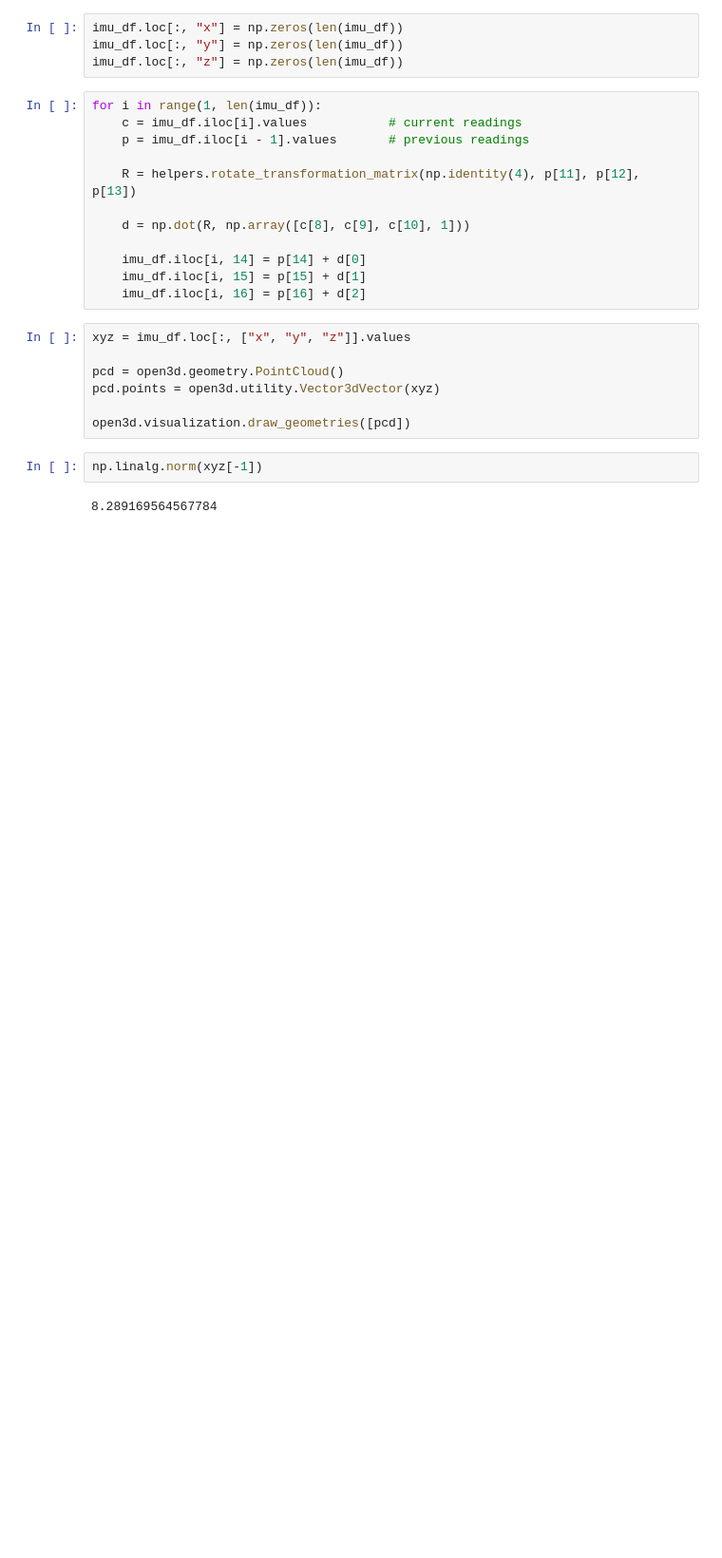
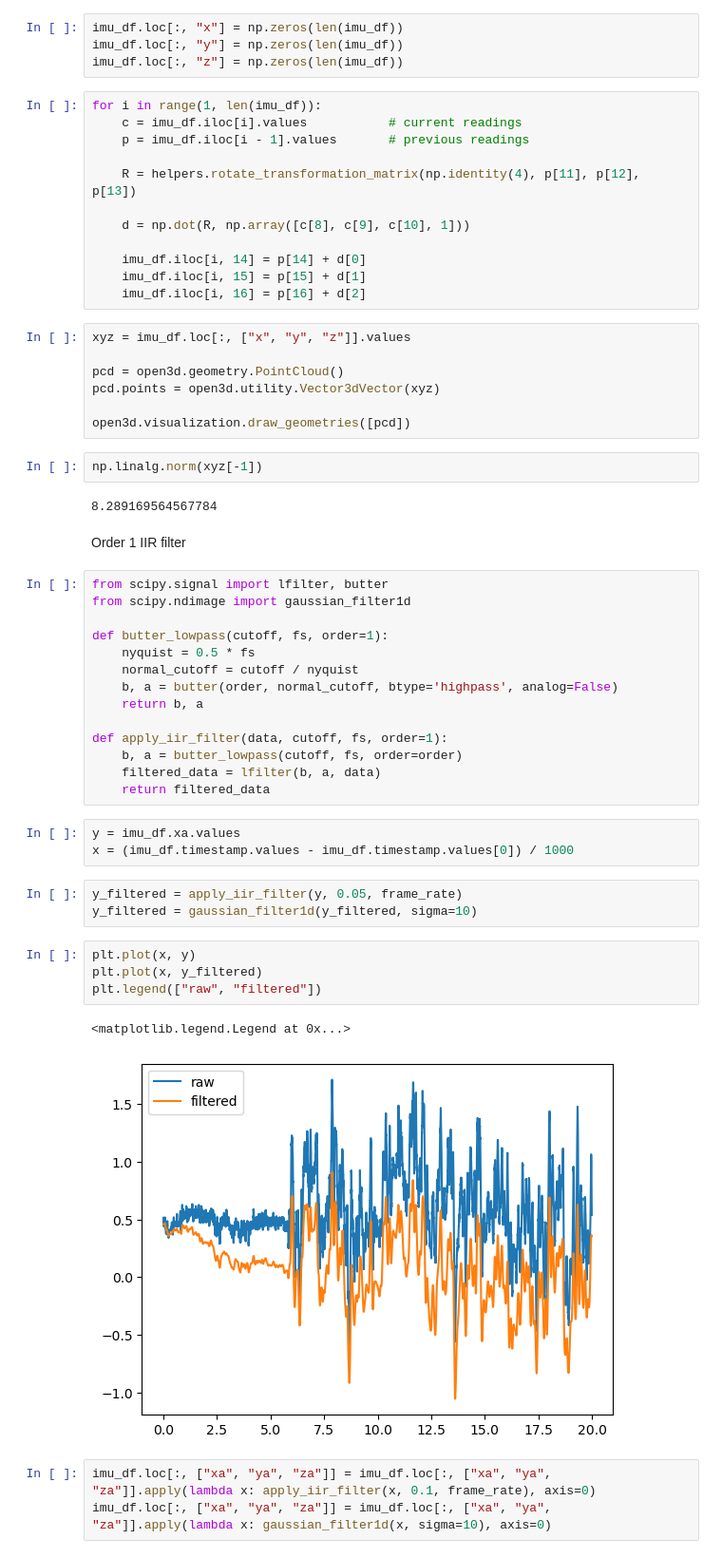
Before and after one commit to localization-as-a-service/local-registration, a Jupyter notebook: imu_trajectory_estimation.ipynb, the cells around one changed output. Shown at 95% size. Cells and saved outputs as stored; diff of their text form; blank space fills up the shorter version.

```diff
--- a/imu_trajectory_estimation.ipynb
+++ b/imu_trajectory_estimation.ipynb
@@ -777,3 +777,35 @@ open3d.visualization.draw_geometries([pcd])
 np.linalg.norm(xyz[-1])
 # %% [output]
 8.289169564567784
+# %% [markdown]
+Order 1 IIR filter
+# %%
+from scipy.signal import lfilter, butter
+from scipy.ndimage import gaussian_filter1d
+
+def butter_lowpass(cutoff, fs, order=1):
+    nyquist = 0.5 * fs
+    normal_cutoff = cutoff / nyquist
+    b, a = butter(order, normal_cutoff, btype='highpass', analog=False)
+    return b, a
+
+def apply_iir_filter(data, cutoff, fs, order=1):
+    b, a = butter_lowpass(cutoff, fs, order=order)
+    filtered_data = lfilter(b, a, data)
+    return filtered_data
+# %%
+y = imu_df.xa.values
+x = (imu_df.timestamp.values - imu_df.timestamp.values[0]) / 1000
+# %%
+y_filtered = apply_iir_filter(y, 0.05, frame_rate)
+y_filtered = gaussian_filter1d(y_filtered, sigma=10)
+# %%
+plt.plot(x, y)
+plt.plot(x, y_filtered)
+plt.legend(["raw", "filtered"])
+# %% [output]
+<matplotlib.legend.Legend at 0x...>
+[figure, added]
+# %%
+imu_df.loc[:, ["xa", "ya", "za"]] = imu_df.loc[:, ["xa", "ya", "za"]].apply(lambda x: apply_iir_filter(x, 0.1, frame_rate), axis=0)
+imu_df.loc[:, ["xa", "ya", "za"]] = imu_df.loc[:, ["xa", "ya", "za"]].apply(lambda x: gaussian_filter1d(x, sigma=10), axis=0)
```
Also changed, not shown: parts of 1 cell of this notebook, 2 other files.
